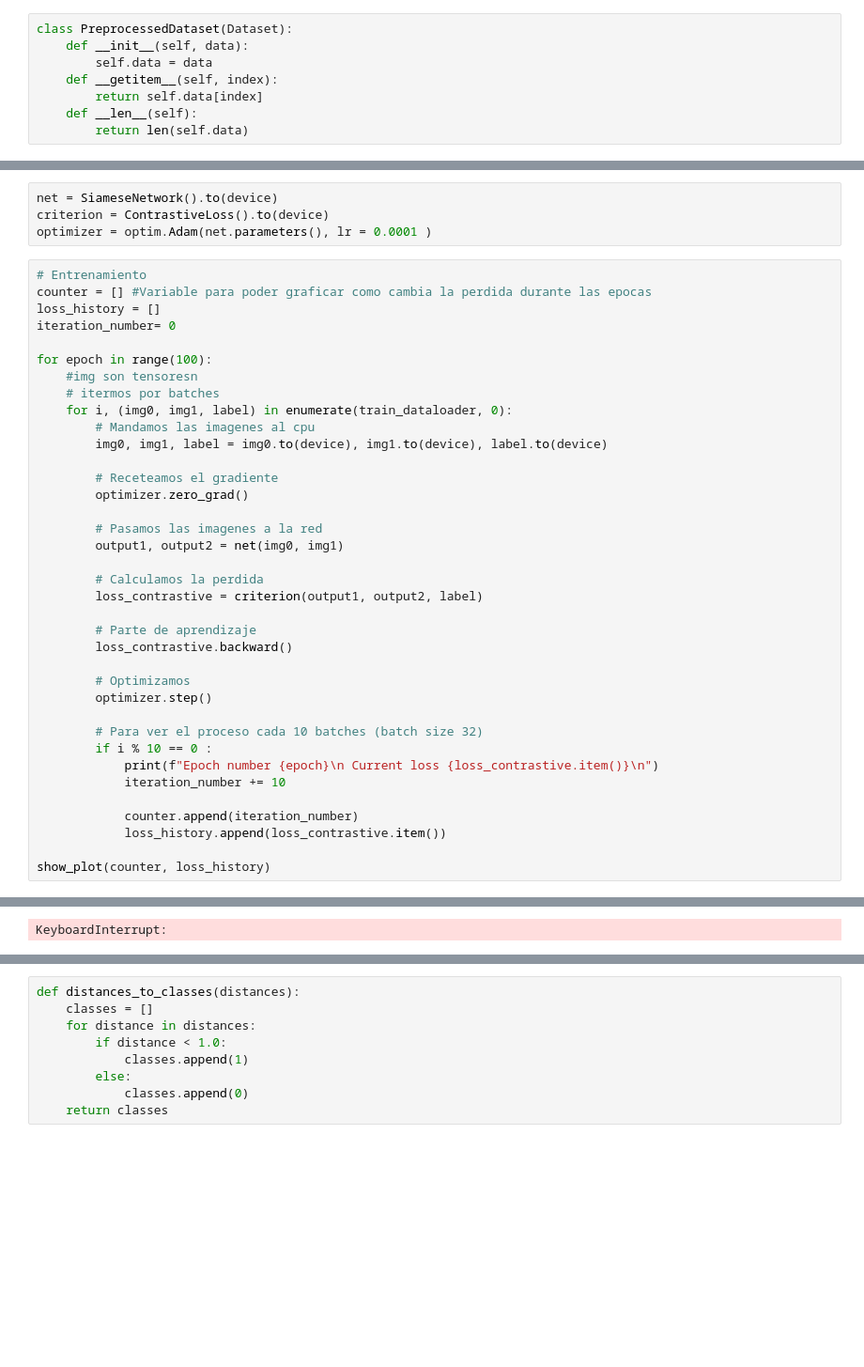
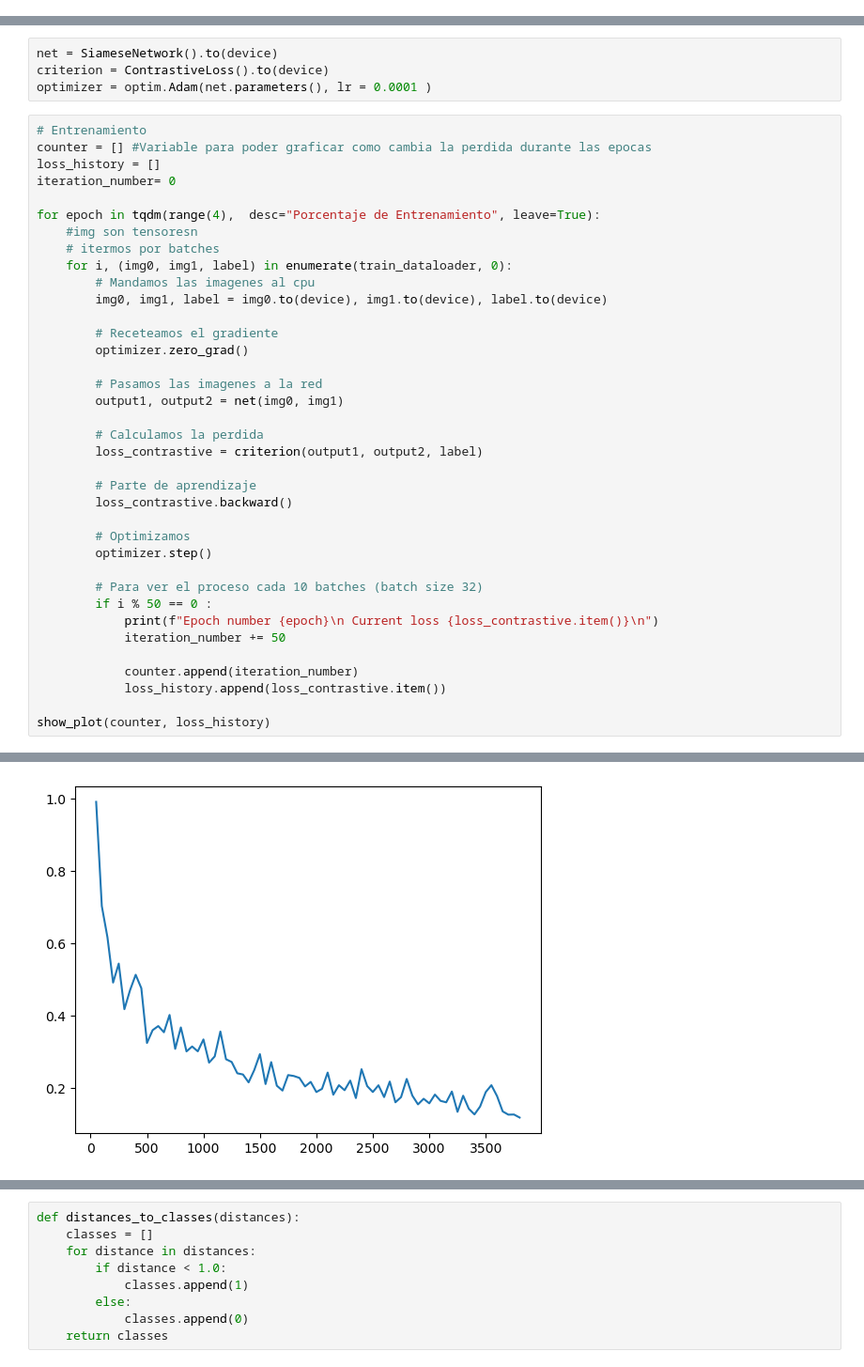
Before and after one commit to israncho/nn_ai, a Jupyter notebook: src/ProyectoFinal/Proyecto_final.ipynb, the cells around one changed output, grey strips where cells are left out. Shown at 94% size. Drawn from its saved outputs; the diff is of its cells as text; blank space fills up the shorter version.

```diff
--- a/src/ProyectoFinal/Proyecto_final.ipynb
+++ b/src/ProyectoFinal/Proyecto_final.ipynb
@@ -271,8 +287,0 @@ for tupledata in not_processed_data_eval:
-# %%
-class PreprocessedDataset(Dataset):
-    def __init__(self, data):
-        self.data = data
-    def __getitem__(self, index):
-        return self.data[index]
-    def __len__(self):
-        return len(self.data)
@@ -417,7 +422,7 @@ counter = [] #Variable para poder graficar como cambia la perdida durante las ep
 loss_history = []
 iteration_number= 0
 
-for epoch in range(100):
+for epoch in tqdm(range(4),  desc="Porcentaje de Entrenamiento", leave=True):
     #img son tensoresn
     # itermos por batches
     for i, (img0, img1, label) in enumerate(train_dataloader, 0):
@@ -440,9 +445,9 @@ for epoch in range(100):
         optimizer.step()
 
         # Para ver el proceso cada 10 batches (batch size 32)
-        if i % 10 == 0 :
+        if i % 50 == 0 :
             print(f"Epoch number {epoch}\n Current loss {loss_contrastive.item()}\n")
-            iteration_number += 10
+            iteration_number += 50
 
             counter.append(iteration_number)
             loss_history.append(loss_contrastive.item())
@@ -469,2 +474,2 @@ Epoch number 79
-KeyboardInterrupt:
+[figure, added]
 # %%
```
Also changed, not shown: parts of 30 cells of this notebook.
